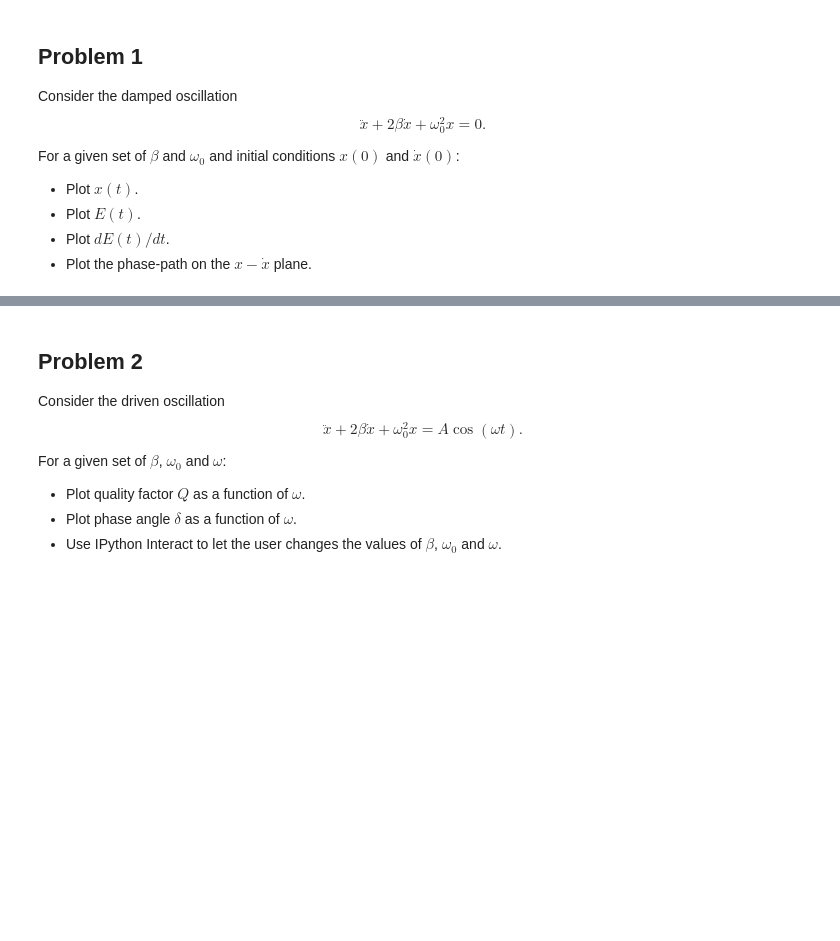
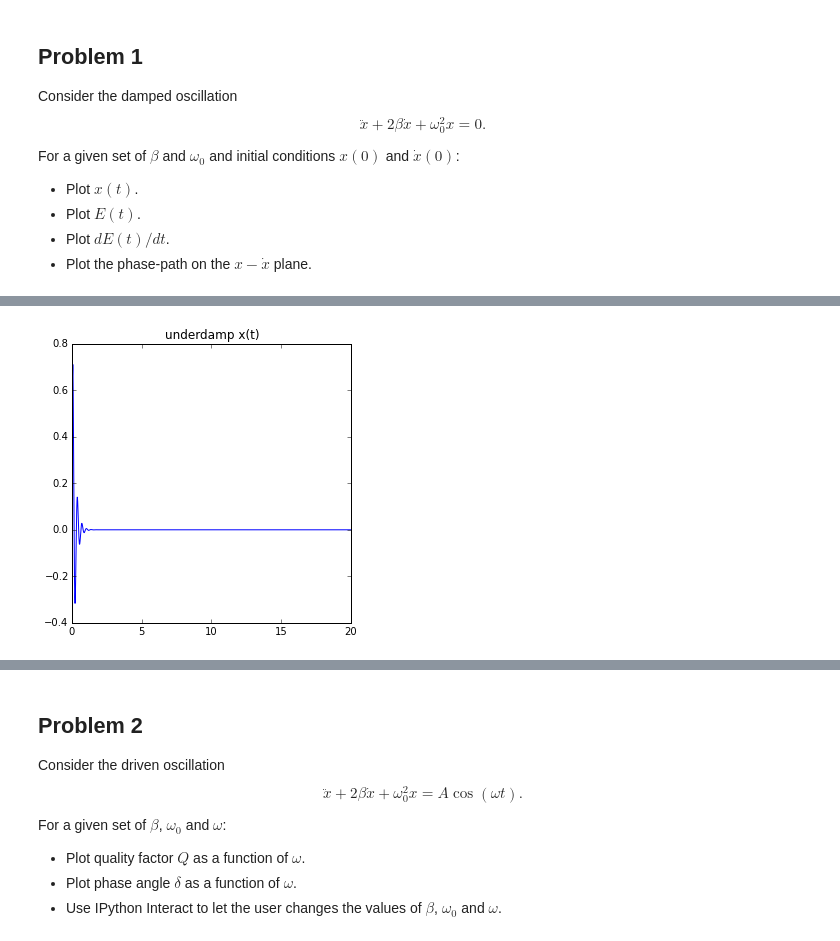
Before and after one commit to pcchen/NTHU10320PHYS290000, a Jupyter notebook: student/102022171/Homework5.ipynb, the cells around one changed output, grey strips where cells are left out. Saved outputs shown, nothing was run; the diff lists cells and outputs as text; code cells hidden in the pictures; blank space fills up the shorter version.

```diff
--- a/student/102022171/Homework5.ipynb
+++ b/student/102022171/Homework5.ipynb
@@ -17,0 +22,75 @@ For a given set of $\beta$ and $\omega_0$ and initial conditions $x(0)$ and $\do
+# %%
+# Problem 1
+#1.1 underdamp x(t)
+def solution(B,W,x0,v0): #where B=beta W=omgea0^2 x0=x(0) v0=dx/dt(0)
+    float(B)
+    float(W)
+    float(x0)
+    float(v0)
+    if B*B>W:
+        k=math.sqrt(B*B-W)
+        m1=0-B+k
+        m2=0-B-k
+        A=(v0-m2*x0)/(m1-m2)
+        Bb=(m1*x0-v0)/(m1-m2)
+        s1=[m1,m2,A,Bb]
+        return s1
+    if B*B==W:
+        m=0-B
+        C=x0
+        D=v0+B*x0
+        s2=[B,C,D]
+        return s2
+    if B*B<W:
+        k=math.sqrt(W-B*B)
+        E=(v0+B*x0)/k
+        F=x0
+        s3=[B,k,E,F]
+        return s3
+
+a=np.arange(0, 20, 0.01)
+n=[]
+
+def plot_x1(i,s):
+    for t in i:
+        x=s[2]*math.exp(s[0]*t)+s[3]*math.exp(s[1]*t)
+        n.append([t,x])
+
+def plot_x2(i,s):
+    for t in i:
+        x=s[1]*math.exp(0-s[0]*t)+s[2]*t*math.exp(0-s[0]*t)
+        n.append([t,x])
+
+def plot_x3(i,s):
+    for t in i:
+        x=math.exp(0-s[0]*t)*(s[2]*math.sin(s[1]*t)+s[3]*math.cos(s[1]*t))
+        n.append([t,x])
+
+B=5
+w=20
+W=w*w
+x0=0
+v0=20
+solution(B,W,x0,v0)
+
+if B*B>W:
+    s1=solution(B,W,x0,v0)
+    plot_x1(a,s1)
+if B*B==W:
+    s2=solution(B,W,x0,v0)
+    plot_x2(a,s2)
+if B*B<W:
+    s3=solution(B,W,x0,v0)
+    plot_x3(a,s3)
+
+n=np.array(n)
+
+x1=n[:,0]
+y1=n[:,1]
+
+figure(figsize(5,5))
+plot(x1,y1)
+title('underdamp x(t)')
+show()
+# %% [output]
+[figure, added]
```
Also changed, not shown: parts of 17 cells of this notebook.
